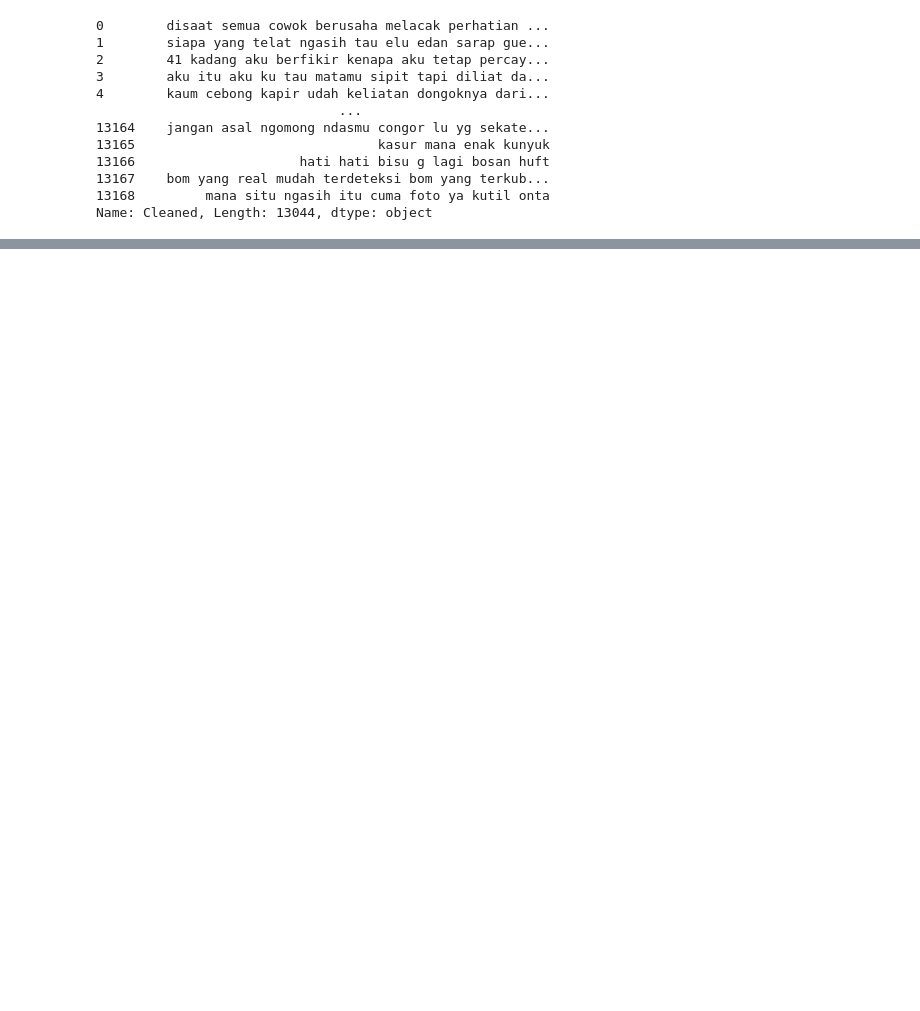
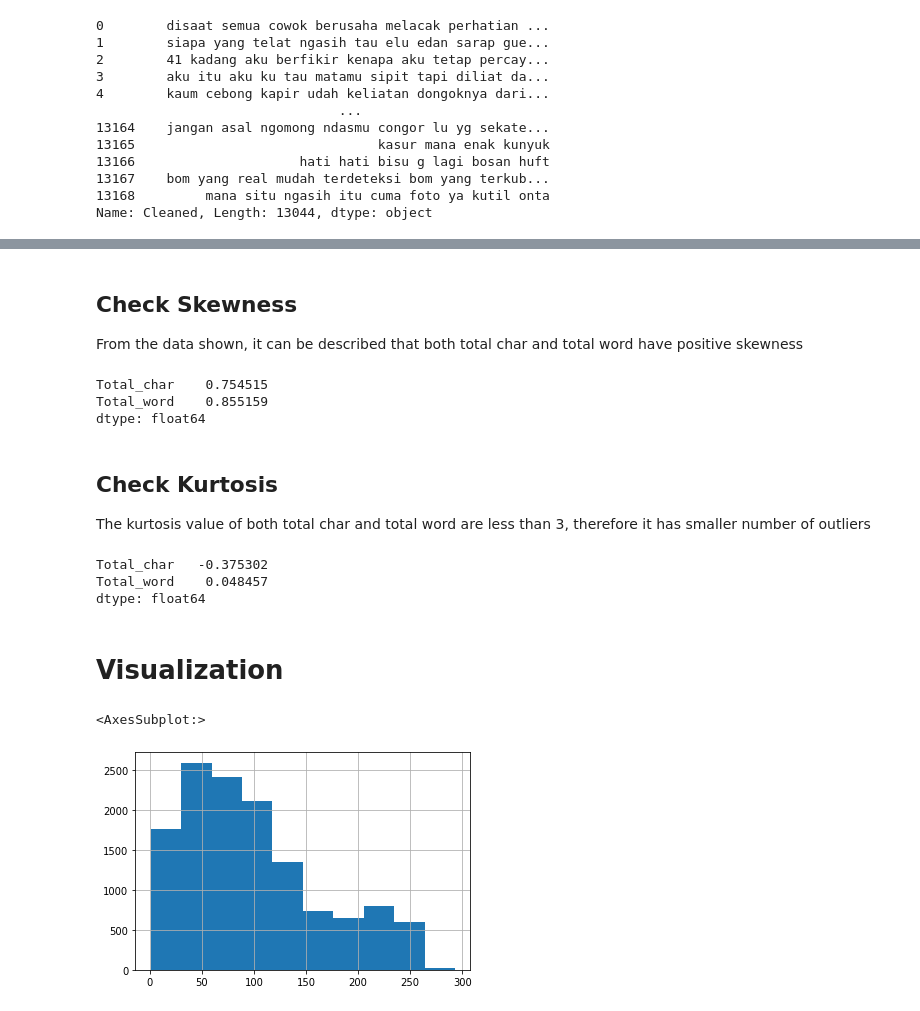
Before and after one commit to numbstudent/datacleansing_flask, a Jupyter notebook: eda.ipynb, the cells around one changed output, grey strips where cells are left out. Saved outputs shown, nothing was run; the diff lists cells and outputs as text; code cells hidden in the pictures; blank space fills up the shorter version.

```diff
--- a/eda.ipynb
+++ b/eda.ipynb
@@ -173,5 +153,5 @@ cleanAndReplaceText(tweetsample)
 # %%
-df['Cleaned'] = df.Tweet.apply(cleanAndReplaceText)
+df['Cleaned'] = df.Tweet.apply(cleanText)
 df['Cleaned']
 # %% [output]
 0        disaat semua cowok berusaha melacak perhatian ...
@@ -188,0 +171,3 @@ Name: Cleaned, Length: 13044, dtype: object
+# %%
+df['Total_char'] = df.Cleaned.apply(len)
+df.head()
@@ -188,0 +183,3 @@ Name: Cleaned, Length: 13044, dtype: object
+# %%
+df['Total_word'] = df.Cleaned.apply(lambda words: len(words.split()))
+df.head()
@@ -188,0 +199,5 @@ Name: Cleaned, Length: 13044, dtype: object
+# %%
+print("before", df.shape)
+df.drop(df.index[df['Total_char'] == 0], inplace = True)
+df = df.reset_index(drop=True)
+print("after",df.shape)
@@ -188,0 +331,25 @@ Name: Cleaned, Length: 13044, dtype: object
+# %% [markdown]
+## Check Skewness
+From the data shown, it can be described that both total char and total word have positive skewness
+# %%
+df.loc[:,['Total_char','Total_word']].skew()
+# %% [output]
+Total_char    0.754515
+Total_word    0.855159
+dtype: float64
+# %% [markdown]
+## Check Kurtosis
+The kurtosis value of both total char and total word are less than 3, therefore it has smaller number of outliers
+# %%
+df.loc[:,['Total_char','Total_word']].kurtosis()
+# %% [output]
+Total_char   -0.375302
+Total_word    0.048457
+dtype: float64
+# %% [markdown]
+# Visualization
+# %%
+df.Total_char.hist()
+# %% [output]
+<AxesSubplot:>
+[figure, added]
```
Also changed, not shown: parts of 43 cells of this notebook.
